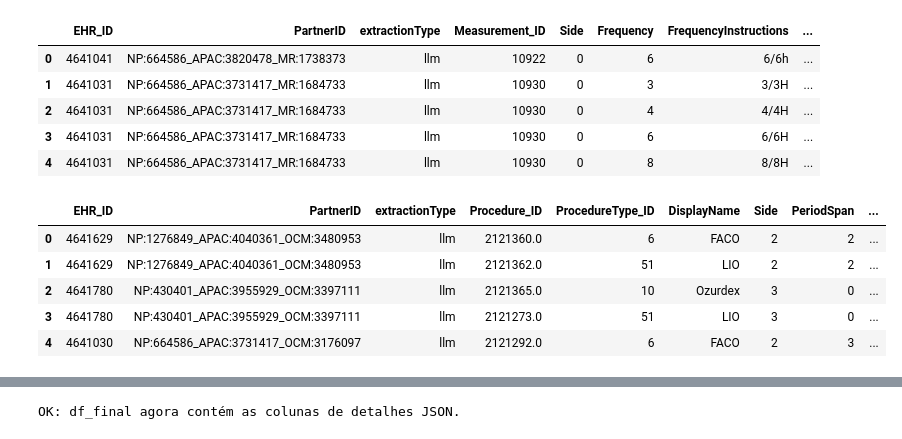
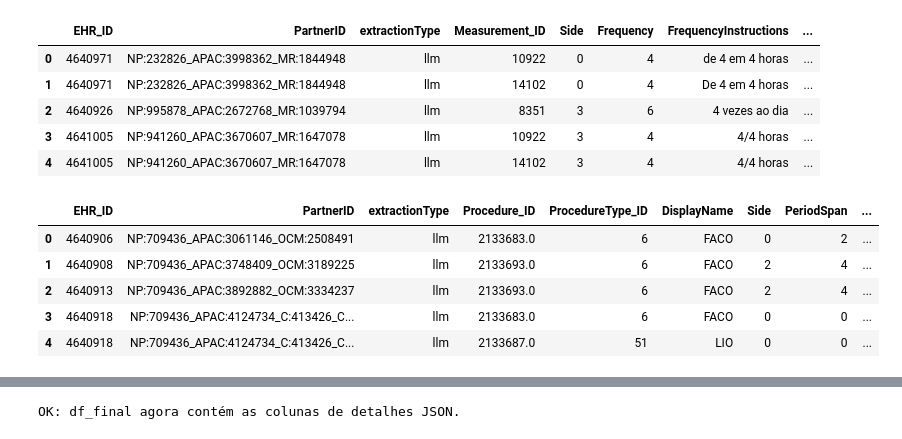
Before and after one commit to dcosta100/Dashboard_LLM, a Jupyter notebook: generator_csv_dedup.ipynb, the cells around one changed output, grey strips where cells are left out. Saved outputs shown, nothing was run; the diff lists cells and outputs as text; code cells hidden in the pictures.

```diff
--- a/generator_csv_dedup.ipynb
+++ b/generator_csv_dedup.ipynb
@@ -45,0 +63,18 @@ partner_ids = (
+# %%
+query_patient_ids = """
+SELECT
+    patient_id
+FROM
+    ehrs
+WHERE
+    patient_id IN (SELECT id FROM patients WHERE name LIKE 'qareview%')
+    AND processWithLLMs = 1
+GROUP BY
+    patient_id
+HAVING
+    COUNT(CASE WHEN processingStatus = 5 THEN 1 END) = 0
+    AND COUNT(CASE WHEN ProcessingStatus > 5 AND LLMStepStatus < 200 THEN 1 END) = 0
+"""
+# %%
+ids = pd.read_sql(query_patient_ids, engine_stg)
+patients_ids_sql = ", ".join(map(str, ids['patient_id'].tolist()))
@@ -152,46 +200,46 @@ SELECT
     m.Metadata
 FROM Prescriptions m
 JOIN EHRs e ON e.ID = m.EHR_ID
-WHERE e.Patient_ID IN ({patient_ids_sql})
+WHERE e.Patient_ID IN ({patients_ids_sql})
 """
 df_rx_stg = pd.read_sql(query_rx_stg, engine_stg)
 df_rx_stg.head()
 # %% [output]
 |  | EHR_ID | PartnerID | extractionType | Measurement_ID | Side | Frequency | FrequencyInstructions | ... |
-| 0 | 4641041 | NP:664586_APAC:3820478_MR:1738373 | llm | 10922 | 0 | 6 | 6/6h | ... |
-| 1 | 4641031 | NP:664586_APAC:3731417_MR:1684733 | llm | 10930 | 0 | 3 | 3/3H | ... |
-| 2 | 4641031 | NP:664586_APAC:3731417_MR:1684733 | llm | 10930 | 0 | 4 | 4/4H | ... |
-| 3 | 4641031 | NP:664586_APAC:3731417_MR:1684733 | llm | 10930 | 0 | 6 | 6/6H | ... |
-| 4 | 4641031 | NP:664586_APAC:3731417_MR:1684733 | llm | 10930 | 0 | 8 | 8/8H | ... |
+| 0 | 4640971 | NP:232826_APAC:3998362_MR:1844948 | llm | 10922 | 0 | 4 | de 4 em 4 horas | ... |
+| 1 | 4640971 | NP:232826_APAC:3998362_MR:1844948 | llm | 14102 | 0 | 4 | De 4 em 4 horas | ... |
+| 2 | 4640926 | NP:995878_APAC:2672768_MR:1039794 | llm | 8351 | 3 | 6 | 4 vezes ao dia | ... |
+| 3 | 4641005 | NP:941260_APAC:3670607_MR:1647078 | llm | 10922 | 3 | 4 | 4/4 horas | ... |
+| 4 | 4641005 | NP:941260_APAC:3670607_MR:1647078 | llm | 14102 | 3 | 4 | 4/4 horas | ... |
 # %%
 query_proc_stg = f"""
 SELECT
     pe.EHR_ID,
     e.PartnerID,
     CASE WHEN pe.LLMPrompt_ID IS NULL THEN 'parser' ELSE 'llm' END AS extractionType,
     pe.Procedure_ID,
     pe.ProcedureType_ID,
     pt.DisplayName,
     pe.Side,
     pe.PeriodSpan,
     pe.Metadata,
     pr.ProcedureDate,
     pe.DateCreated AS EvidenceCreated
 FROM ProcedureEvidences pe
 JOIN EHRs e ON pe.EHR_ID = e.ID
 JOIN ProcedureTypes pt ON pe.ProcedureType_ID = pt.ID
 LEFT JOIN Procedures pr ON pe.Procedure_ID = pr.ID
-WHERE e.Patient_ID IN ({patient_ids_sql})
+WHERE e.Patient_ID IN ({patients_ids_sql})
 """
 df_proc_stg = pd.read_sql(query_proc_stg, engine_stg)
 df_proc_stg.head()
 # %% [output]
 |  | EHR_ID | PartnerID | extractionType | Procedure_ID | ProcedureType_ID | DisplayName | Side | PeriodSpan | ... |
-| 0 | 4641629 | NP:1276849_APAC:4040361_OCM:3480953 | llm | 2121360.0 | 6 | FACO | 2 | 2 | ... |
-| 1 | 4641629 | NP:1276849_APAC:4040361_OCM:3480953 | llm | 2121362.0 | 51 | LIO | 2 | 2 | ... |
-| 2 | 4641780 | NP:430401_APAC:3955929_OCM:3397111 | llm | 2121365.0 | 10 | Ozurdex | 3 | 0 | ... |
-| 3 | 4641780 | NP:430401_APAC:3955929_OCM:3397111 | llm | 2121273.0 | 51 | LIO | 3 | 0 | ... |
-| 4 | 4641030 | NP:664586_APAC:3731417_OCM:3176097 | llm | 2121292.0 | 6 | FACO | 2 | 3 | ... |
+| 0 | 4640906 | NP:709436_APAC:3061146_OCM:2508491 | llm | 2133683.0 | 6 | FACO | 0 | 2 | ... |
+| 1 | 4640908 | NP:709436_APAC:3748409_OCM:3189225 | llm | 2133693.0 | 6 | FACO | 2 | 4 | ... |
+| 2 | 4640913 | NP:709436_APAC:3892882_OCM:3334237 | llm | 2133693.0 | 6 | FACO | 2 | 4 | ... |
+| 3 | 4640918 | NP:709436_APAC:4124734_C:413426_C... | llm | 2133683.0 | 6 | FACO | 0 | 0 | ... |
+| 4 | 4640918 | NP:709436_APAC:4124734_C:413426_C... | llm | 2133687.0 | 51 | LIO | 0 | 0 | ... |
 # %%
 meas_IDs = pd.read_sql("""
 SELECT *
```
Also changed, not shown: parts of 26 cells of this notebook, 7 other files.
